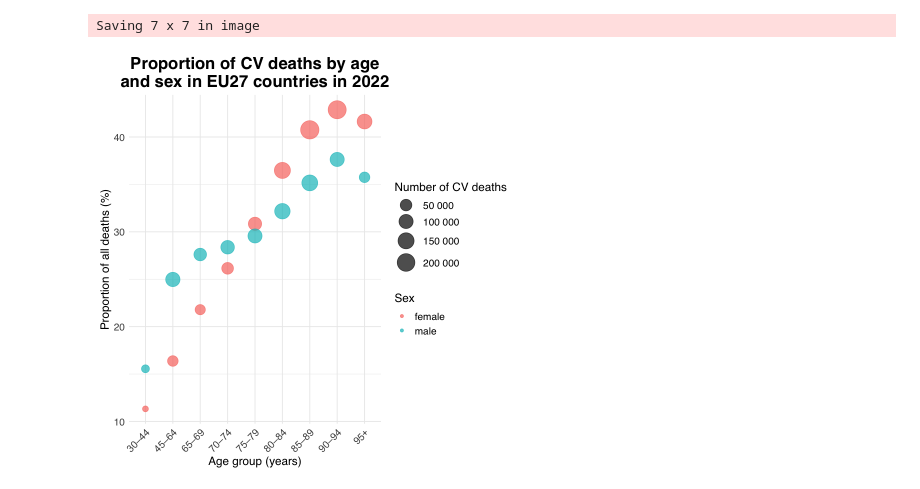
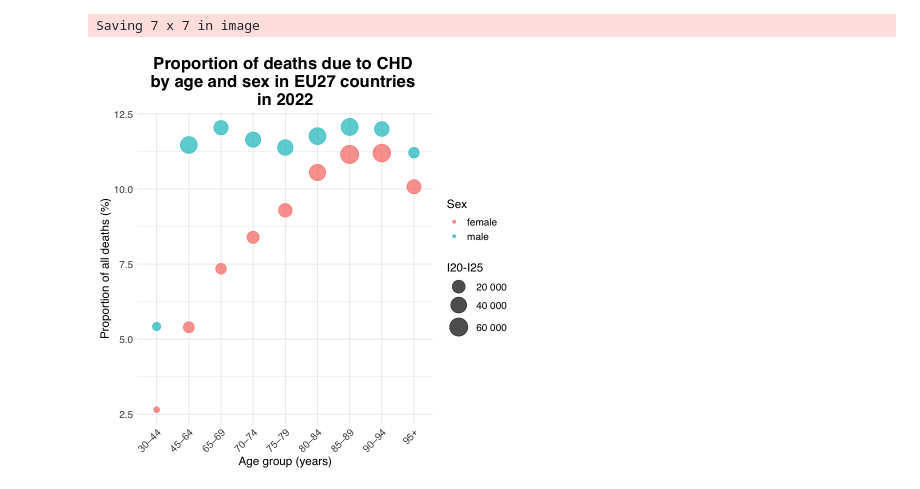
Before and after one commit to yuryatin/eu27-causes-of-death-gender-comparison, a Jupyter notebook: notebook.ipynb, the cells around one changed output. Saved outputs shown, nothing was run; the diff lists cells and outputs as text; code cells hidden in the pictures.

```diff
--- a/notebook.ipynb
+++ b/notebook.ipynb
@@ -27,10 +27,8 @@ read_eurostat_tsv <- function(path, pyear, presid) {
       names_to = "year",
       values_to = "deaths"
     ) %>% mutate(year = as.integer(year)) %>%
-    filter(year == pyear, sex %in% c('F', 'M')) %>%
-    filter(geo == 'EU27_2020', resid == presid) %>%
-    select(-1, -2) %>% filter(icd10 %in% c('I', 'TOTAL')) %>%
-    filter(age %in% c("TOTAL", "Y1-4", "Y5-9", "Y10-14", "Y15-29", "Y30-44", "Y45-64", "Y65-69", "Y70-74", "Y75-79", "Y80-84", "Y85-89", "Y90-94"))
+    filter(resid == presid, sex %in% c('F', 'M')) %>%
+    filter(age %in% c("TOTAL", "Y1-4", "Y5-9", "Y10-14", "Y15-29", "Y30-34", "Y35-39", "Y40-44", "Y45-49", "Y50-54", "Y55-59", "Y60-64", "Y65-69", "Y70-74", "Y75-79", "Y80-84", "Y85-89", "Y90-94", "Y_GE95"))
 
   df
 }
@@ -38,3 +36,5 @@ read_eurostat_tsv <- function(path, pyear, presid) {
 source <- "https://ec.europa.eu/eurostat/api/dissemination/sdmx/2.1/data/hlth_cd_aro?format=TSV&compressed=true"
 # %%
 con <- gzcon(url(source, "rb"))
+# %%
+df0 <- read_eurostat_tsv(con, year_to_analyze, 'TOT_RESID')
@@ -41,21 +49,24 @@ con <- gzcon(url(source, "rb"))
 # %%
+region = 'EU27_2020'
+region_name = 'EU27 countries'
 year_to_analyze = 2022
+condition = 'I20-I25' #'I' #I = all CVD
+condition_name = 'CHD' # 'CVD'
 # %%
-df <- read_eurostat_tsv(con, year_to_analyze, 'TOT_RESID') %>% pivot_wider(id_cols = c(icd10, sex), names_from = age, values_from = deaths) %>%
-  mutate(across(all_of(c("TOTAL", "Y1-4", "Y5-9", "Y10-14", "Y15-29", "Y30-44", "Y45-64", "Y65-69", "Y70-74", "Y75-79", "Y80-84", "Y85-89", "Y90-94")), as.integer)) %>%
-  mutate(age_below_45 = rowSums(across(all_of(c("Y1-4", "Y5-9", "Y10-14", "Y15-29", "Y30-44"))), na.rm = TRUE),
-         age_45_79 = rowSums(across(all_of(c("Y45-64", "Y65-69", "Y70-74", "Y75-79"))), na.rm = TRUE),
-         age_above_80 = TOTAL - age_below_45 - age_45_79,
-         age_above_80l = rowSums(across(all_of(c("Y80-84", "Y85-89", "Y90-94"))), na.rm = TRUE),
-         Y95plus = age_above_80 - age_above_80l) %>%
+df <- df0 %>% filter(year == year_to_analyze, geo == region) %>%
+  filter(icd10 %in% c(condition, 'TOTAL')) %>%
+  pivot_wider(id_cols = c(icd10, sex), names_from = age, values_from = deaths) %>%
+  mutate(across(all_of(c("TOTAL", "Y1-4", "Y5-9", "Y10-14", "Y15-29", "Y30-34", "Y35-39", "Y40-44", "Y45-49", "Y50-54", "Y55-59", "Y60-64", "Y65-69", "Y70-74", "Y75-79", "Y80-84", "Y85-89", "Y90-94", "Y_GE95")), as.integer)) %>%
+  mutate(age_30_44 = rowSums(across(all_of(c("Y30-34", "Y35-39", "Y40-44"))), na.rm = TRUE),
+         age_45_64 = rowSums(across(all_of(c("Y45-49", "Y50-54", "Y55-59", "Y60-64"))), na.rm = TRUE)) %>%
   pivot_longer(cols = -c(icd10, sex), names_to = "age_group", values_to = "deaths") %>%
   pivot_wider(id_cols = c(sex, age_group), names_from = "icd10", values_from = "deaths") %>%
-  mutate(ratio = I / TOTAL * 100) %>%
+  mutate(ratio = !!sym(condition) / TOTAL * 100) %>%
   pivot_longer(cols = -c(age_group, sex), names_to = "icd10", values_to = "deaths") %>%
-  filter(icd10 != 'TOTAL', age_group %in% c("Y30-44", "Y45-64", "Y65-69", "Y70-74", "Y75-79", "Y80-84", "Y85-89", "Y90-94", "Y95plus")) %>%
+  filter(icd10 != 'TOTAL', age_group %in% c("age_30_44", "age_45_64", "Y65-69", "Y70-74", "Y75-79", "Y80-84", "Y85-89", "Y90-94", "Y_GE95")) %>%
   pivot_wider(id_cols = c(age_group, sex), names_from = icd10, values_from = deaths) %>%
   mutate(age_group = recode(age_group,
-                            "Y30-44" = "30–44", "Y45-64" = "45–64", "Y65-69" = "65–69", "Y70-74" = "70–74",
+                            "age_30_44" = "30–44", "age_45_64" = "45–64", "Y65-69" = "65–69", "Y70-74" = "70–74",
                             "Y75-79" = "75–79", "Y80-84" = "80–84", "Y85-89" = "85–89", "Y90-94" = "90–94",
-                            "Y95plus" = "95+"),
+                            "Y_GE95" = "95+"),
          sex = recode(sex, "F" = "female", "M" = "male"))
@@ -70,24 +73,24 @@ chr (14): freq,unit,sex,age,icd10,resid,geo\TIME_PERIOD, 2011, 2012, 2013, 2...
 # %%
-ggplot(df, aes(x = age_group, y = ratio, color = sex, size = I)) +
+ggplot(df, aes(x = age_group, y = ratio, color = sex, size = !!sym(condition))) +
   geom_point(alpha = 0.7) +
   scale_size_continuous(range = c(3, 10), labels = label_number(big.mark = " ")) +
   labs(
     x = "Age group (years)",
     y = "Proportion of all deaths (%)",
-    size = "Number of CV deaths",
+    size = condition,
     color = "Sex"
   ) +
-  ggtitle(paste("Proportion of CV deaths by age\nand sex in EU27 countries in", year_to_analyze)) +
+  ggtitle(paste("Proportion of deaths due to", condition_name ,"\nby age and sex in", region_name ,"\nin", year_to_analyze)) +
   theme_minimal() +
   theme(axis.text.x = element_text(angle = 45, hjust = 1, size = 12),
         axis.text.y = element_text(size = 12, family = "Helvetica"),
         axis.title.x = element_text(size = 14, family = "Helvetica"),
         axis.title.y = element_text(size = 14, family = "Helvetica"),
         legend.title = element_text(size = 14, family = "Helvetica"),
         legend.text = element_text(size = 12, family = "Helvetica"),
         plot.title = element_text(hjust = 0.5, size = 20, face = "bold", family = "Helvetica"))
 
 ggsave("plot.svg", plot = last_plot())
 # %% [output]
 Saving 7 x 7 in image
-[figure, old version]
+[figure, new version]
```
Also changed, not shown: parts of 4 cells of this notebook.
